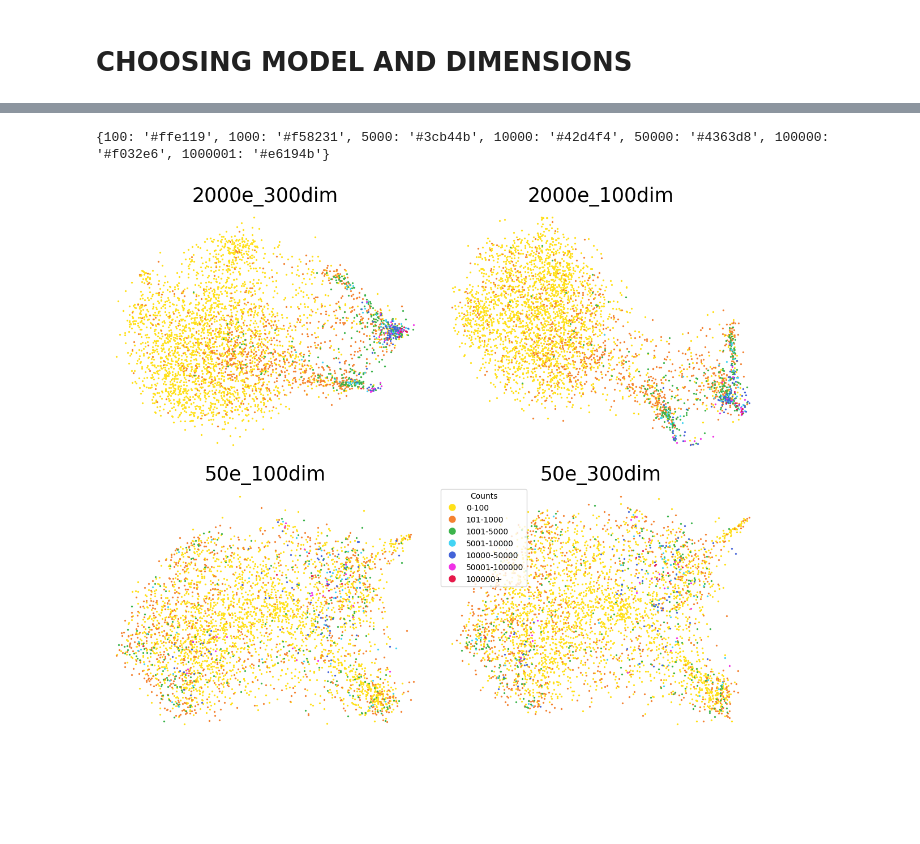
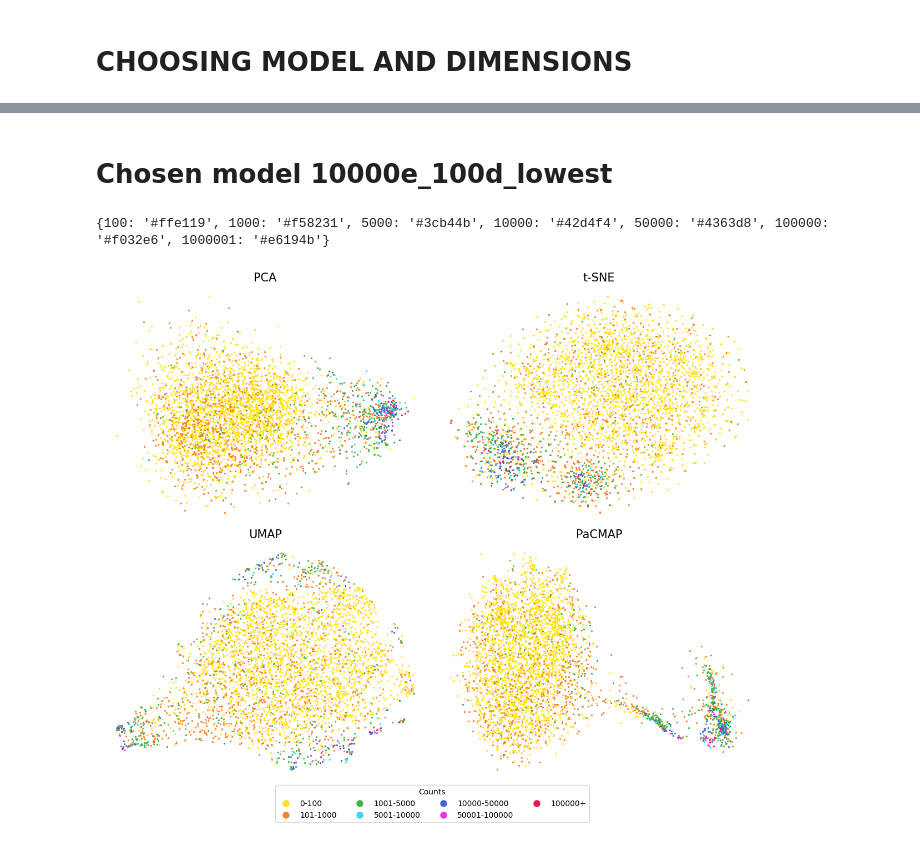
Before and after one commit to monicahardt/BachelorProject, a Jupyter notebook: Notebooks/data_analysis_count.ipynb, the cells around one changed output, grey strips where cells are left out. Drawn from its saved outputs; the diff is of its cells as text; code cells hidden in the pictures; blank space fills up the shorter version.

```diff
--- a/Notebooks/data_analysis_count.ipynb
+++ b/Notebooks/data_analysis_count.ipynb
@@ -195,10 +193,16 @@ ________________________________________________________________________________
 # %% [markdown]
 # CHOOSING MODEL AND DIMENSIONS
 # %%
+model_10000_100=word2vec.Word2Vec.load('../Data/Models/model_10000e_100d.model')
+model_10000_100_lowest=word2vec.Word2Vec.load('../Data/Models/model_10000e_100d_lowest_loss.model')
 model_2000_300=word2vec.Word2Vec.load('../Data/Models/best_model_new.model')
+model_2000_100=word2vec.Word2Vec.load('../Data/Models/model_5325_locations_2000e.model')
+model_50_300=word2vec.Word2Vec.load('../Data/Models/model_5325_locations_50e_300d.model')
 model_50_100=word2vec.Word2Vec.load('../Data/Models/model_5325_locations_50e_100d.model')
-model_50_300=word2vec.Word2Vec.load('../Data/Models/model_5325_locations_50e_300d.model')
-model_2000_100=word2vec.Word2Vec.load('../Data/Models/model_5325_locations_2000e.model')
+model_10_100= word2vec.Word2Vec.load('../Data/Models/model_10e_100d.model')
+model_5_100= word2vec.Word2Vec.load('../Data/Models/model_5e_100d.model')
+model_2_100= word2vec.Word2Vec.load('../Data/Models/model_2e_100d.model')
+model_1_100= word2vec.Word2Vec.load('../Data/Models/model_1e_100d.model')
 # %%
 X = model_2000_300.wv.vectors
 embedding_2000_300 = pacmap.PaCMAP(n_components=2, n_neighbors=20, MN_ratio=0.5, FP_ratio=2.0)
@@ -218,4 +299,30 @@ proj_2000_100 = embedding_2000_100.fit_transform(X3, init="pca")
+# %% [markdown]
+# Chosen model 10000e_100d_lowest
+# %%
+model = model_10000_100_lowest
+X = model.wv.vectors
+# %%
+#PLOTS FOR BEST MODEL
+#pacmap
+proj_pacmap = proj_10000_100_lowest
+
+# tsne
+def tsne_plot(X):
+    X=np.array(X)
+    #pca = PCA(n_components=50)
+    #X_pca=pca.fit_transform(X)
+    proj = TSNE(perplexity=20).fit_transform(X)
+    return proj
+proj_tsne=tsne_plot(X)
+
+# UMAP
+proj_umap = umap.UMAP(n_components=2, n_neighbors=20, metric='cosine').fit_transform(X)
+
+# pca
+pca = PCA(n_components=2)
+proj_pca=pca.fit_transform(X)
 # %%
+
 # Define color palette for zip codes
 count_colors = {}  # Dictionary to map zip codes to colors
 unique_count_codes = sorted(counts_to_labels.keys())
@@ -229,43 +336,42 @@ for idx, count_code in enumerate(unique_count_codes):
 
 print(count_colors)
 # Create the plots
-fig, ax = plt.subplots(2, 2, figsize=(12, 10))
-xs = [proj_2000_300, proj_2000_100, proj_50_100, proj_50_300 ]  # Use xs to select different dimensionality reduction results
-ts = ["2000e_300dim", "2000e_100dim", "50e_100dim", "50e_300dim"]
+fig, ax = plt.subplots(2, 2, figsize=(12, 10), layout="constrained")
+xs = [proj_pca, proj_tsne, proj_umap, proj_pacmap]  # Use xs to select different dimensionality reduction results
+ts = ["PCA", "t-SNE", "UMAP", "PaCMAP"]
 s = 0
 
 for row in ax:
     for col in row:
-        col.set_title(ts[s], fontsize=25)
+        col.set_title(ts[s], fontsize=15)
 
         for current_count_code in unique_count_codes:
             relevant_addresses = []
             for address, count_code in address_cluster_count.items():
                 if address in journey_ids:
                     if current_count_code == count_code:
                         relevant_addresses.append(address)
 
             relevant_journeys_zip = [journey_id for journey_id in relevant_addresses]
             col.scatter(
                 [xs[s][journey_idx[journey_id]][0] for journey_id in relevant_journeys_zip],
                 [xs[s][journey_idx[journey_id]][1] for journey_id in relevant_journeys_zip],
                 lw=0.1, s=5, label=current_count_code, c=count_colors[current_count_code]
             )
         #  # Add labels to stations makes it impossible to read
         #     for journey_id in relevant_journeys_zip:
         #         x_coord = xs[s][journey_idx[journey_id]][0]
         #         y_coord = xs[s][journey_idx[journey_id]][1]
         #         col.text(x_coord, y_coord, journey_id, fontsize=8)  # Adjust fontsize as needed
 
         s += 1
         col.axis('off')
 
 # Custom legend
 handles = [plt.Line2D([0], [0], marker='o', color='w', markersize=10, markerfacecolor=count_colors[count_code], label=counts_to_labels[count_code]) for count_code in unique_count_codes]
-plt.legend(handles=handles, title='Counts')
+fig.legend(handles= handles, loc="outside lower center", ncol=4, title='Counts')
 
-fig.tight_layout()
 plt.show()
 # %% [output]
 {100: '#ffe119', 1000: '#f58231', 5000: '#3cb44b', 10000: '#42d4f4', 50000: '#4363d8', 100000: '#f032e6', 1000001: '#e6194b'}
-[figure, old version]
+[figure, new version]
```
Also changed, not shown: parts of 16 cells of this notebook, 8 other files.
